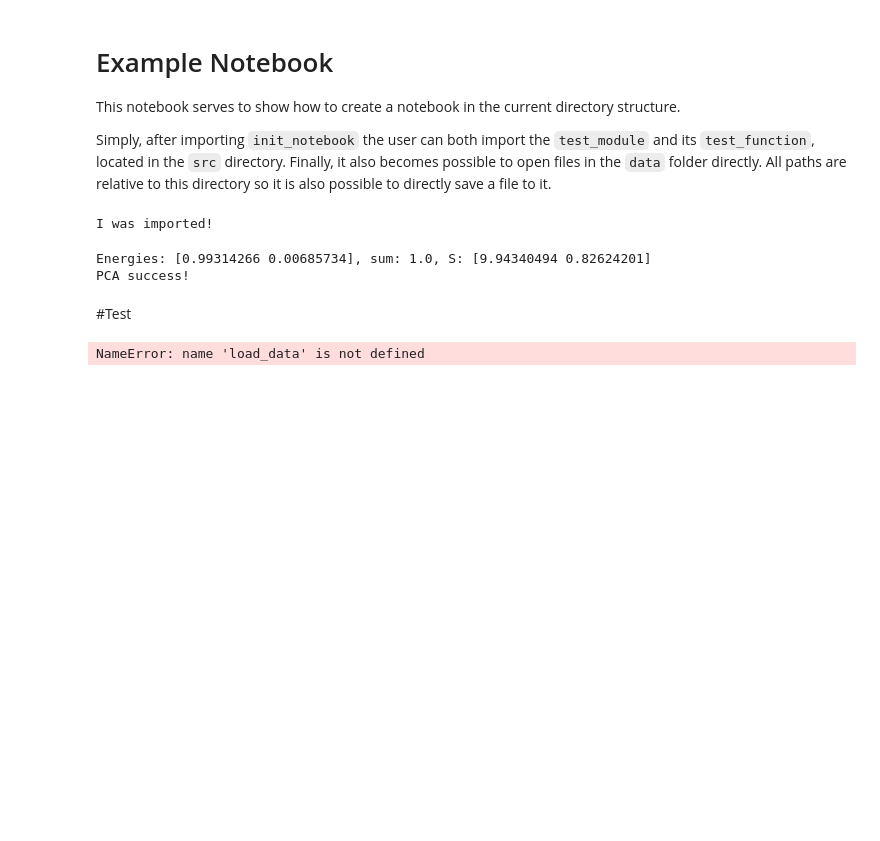
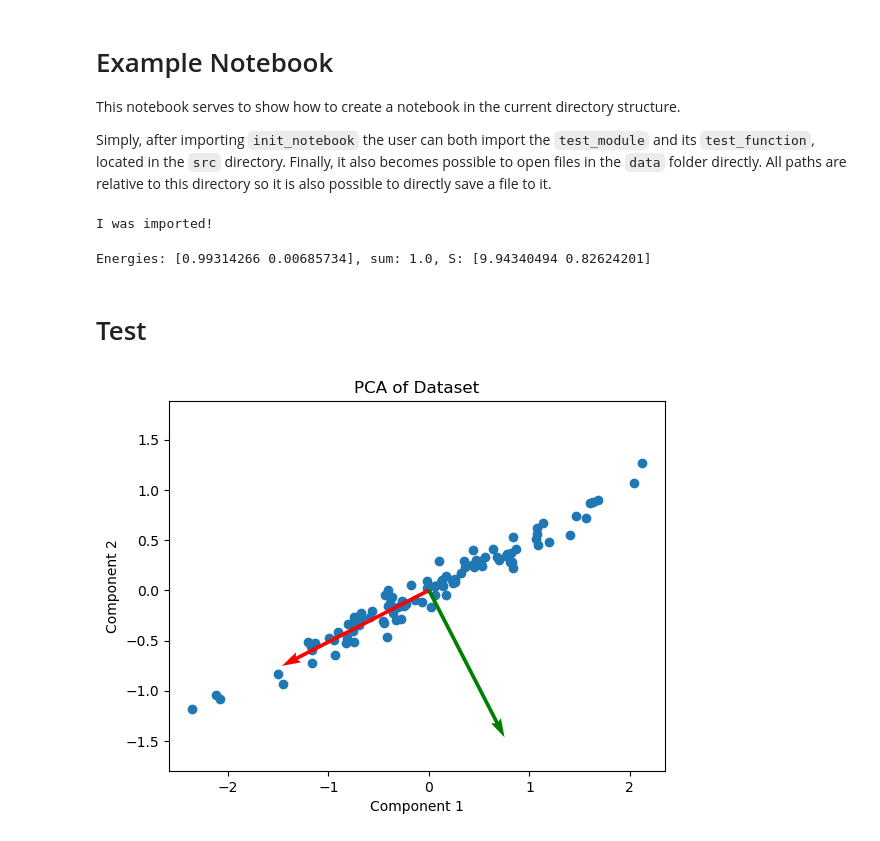
Before and after one commit to karthikeya-ms/ML_in_Crowd_Modelling_and_Simulation, a Jupyter notebook: EX3/notebooks/example_notebook.ipynb, the cells around one changed output. Saved outputs shown, nothing was run; the diff lists cells and outputs as text; code cells hidden in the pictures; blank space fills up the shorter version.

Commit message:
Updated plot & comments

```diff
--- a/EX3/notebooks/example_notebook.ipynb
+++ b/EX3/notebooks/example_notebook.ipynb
@@ -30,27 +30,25 @@ with open("pca_dataset.txt", 'r') as file:
     print(f'Energies: {str(E)}, sum: {np.sum(E)}, S: {S}')
 
     # reverse PSA
-    data_matrix_reversed = pca_result.reverse_pca()
+    global data_matrix_centered
+    data_matrix_centered = pca_result.reverse_pca()
 
     # Before and after: Works nicely!
     display_side_by_side = False
     if display_side_by_side:
-        for o, r in zip(data_matrix-data_matrix.mean(axis=0), data_matrix_reversed):
+        for o, r in zip(data_matrix-data_matrix.mean(axis=0), data_matrix_centered):
             print(f'o: {o}, r: {r}')
 
-    assert np.allclose(data_matrix-data_matrix.mean(axis=0), data_matrix_reversed)
-
-    print("PCA success!")
+    assert np.allclose(data_matrix - data_matrix.mean(axis=0), data_matrix_centered)
 # %% [output]
 Energies: [0.99314266 0.00685734], sum: 1.0, S: [9.94340494 0.82624201]
-PCA success!
 # %% [markdown]
-#Test
+# Test
-# %%
-filepath = 'pca_dataset.txt'
-data = load_data(filepath)
-data_centered = center_data(data)
-U, S, Vt = perform_pca(data_centered)
-plot_data_with_pcs(data_centered, Vt)
-# %% [output]
-NameError: name 'load_data' is not defined
+# %%
+global pca_result
+U, S, Vt = pca_result
+energy = pca_result.energy
+global data_matrix_centered
+plot_data_with_pcs(data_matrix_centered, Vt)
+# %% [output]
+[figure, added]
```
Also changed, not shown: parts of 3 cells of this notebook, 1 other file.
